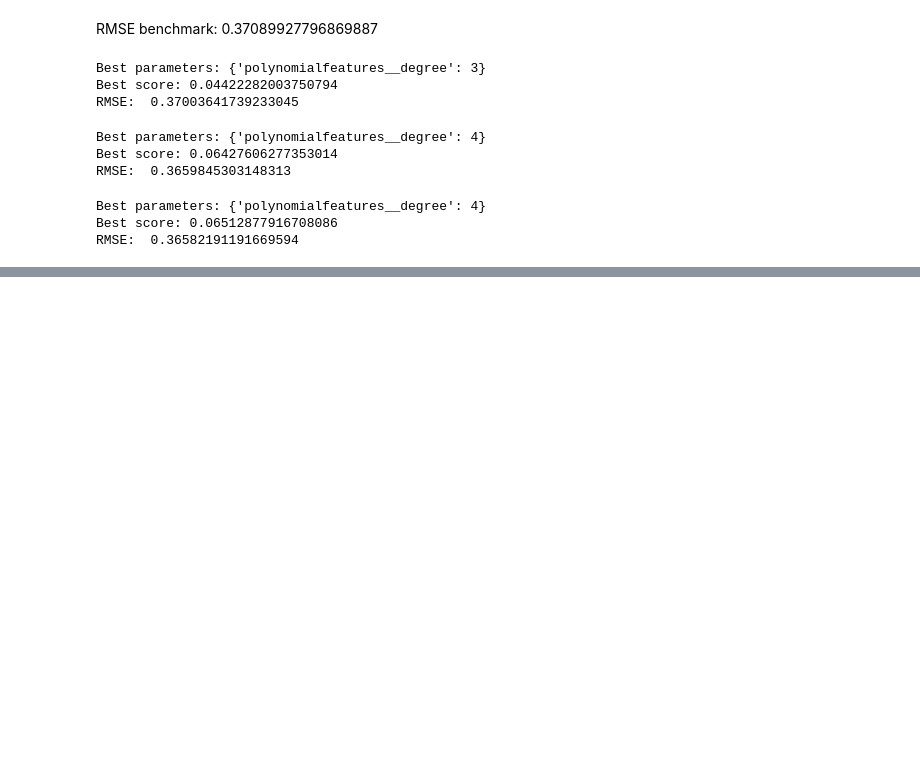
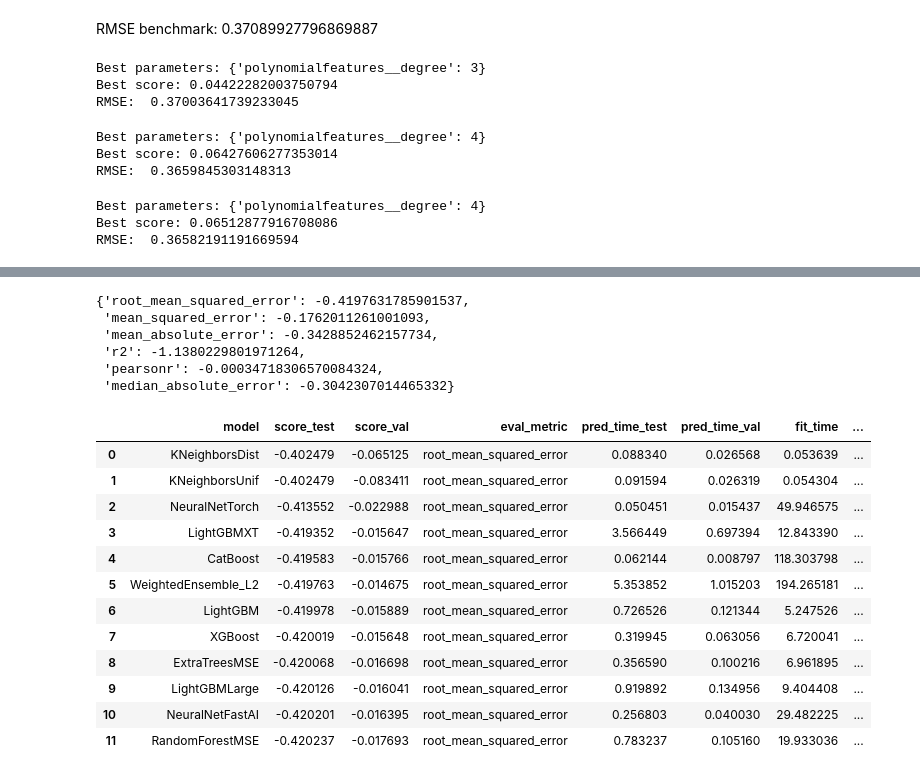
Before and after one commit to ArthurMbraga/machine-learning-project-CSC7201, a Jupyter notebook: project.ipynb, the cells around one changed output, grey strips where cells are left out. Saved outputs shown, nothing was run; the diff lists cells and outputs as text; code cells hidden in the pictures; blank space fills up the shorter version.

```diff
--- a/project.ipynb
+++ b/project.ipynb
@@ -789,0 +1000,15 @@ RMSE:  0.36582191191669594
+# %%
+#! pip install autogluon
+
+x_train = pd.read_csv('./Xtrain_hgcGIrA.csv')
+y_train = pd.read_csv('./Ytrain_yL5OjS4.csv')
+x_test = pd.read_csv('./Xtest.csv')
+y_sample = pd.read_csv('./Ysample_iX1anNa.csv')
+
+# Add p0q0
+x_train['p0q0'] = y_train['p0q0']
+x_test['p0q0'] = y_sample['p0q0']
+
+from autogluon.tabular import TabularPredictor
+predictor = TabularPredictor(label='p0q0').fit(train_data=x_train)
+predictions = predictor.predict(x_test)
@@ -789,0 +1077,27 @@ RMSE:  0.36582191191669594
+# %%
+predictor = TabularPredictor.load("/media/arthur/HD/Users/arthu/projetos/machine-learning-for-networks/project/AutogluonModels/ag-20241211_012310")
+
+predictor.evaluate(x_test)
+# %% [output]
+{'root_mean_squared_error': -0.4197631785901537,
+ 'mean_squared_error': -0.1762011261001093,
+ 'mean_absolute_error': -0.3428852462157734,
+ 'r2': -1.1380229801971264,
+ 'pearsonr': -0.00034718306570084324,
+ 'median_absolute_error': -0.3042307014465332}
+# %%
+predictor.leaderboard(x_test)
+# %% [output]
+|  | model | score_test | score_val | eval_metric | pred_time_test | pred_time_val | fit_time | ... |
+| 0 | KNeighborsDist | -0.402479 | -0.065125 | root_mean_squared_error | 0.088340 | 0.026568 | 0.053639 | ... |
+| 1 | KNeighborsUnif | -0.402479 | -0.083411 | root_mean_squared_error | 0.091594 | 0.026319 | 0.054304 | ... |
+| 2 | NeuralNetTorch | -0.413552 | -0.022988 | root_mean_squared_error | 0.050451 | 0.015437 | 49.946575 | ... |
+| 3 | LightGBMXT | -0.419352 | -0.015647 | root_mean_squared_error | 3.566449 | 0.697394 | 12.843390 | ... |
+| 4 | CatBoost | -0.419583 | -0.015766 | root_mean_squared_error | 0.062144 | 0.008797 | 118.303798 | ... |
+| 5 | WeightedEnsemble_L2 | -0.419763 | -0.014675 | root_mean_squared_error | 5.353852 | 1.015203 | 194.265181 | ... |
+| 6 | LightGBM | -0.419978 | -0.015889 | root_mean_squared_error | 0.726526 | 0.121344 | 5.247526 | ... |
+| 7 | XGBoost | -0.420019 | -0.015648 | root_mean_squared_error | 0.319945 | 0.063056 | 6.720041 | ... |
+| 8 | ExtraTreesMSE | -0.420068 | -0.016698 | root_mean_squared_error | 0.356590 | 0.100216 | 6.961895 | ... |
+| 9 | LightGBMLarge | -0.420126 | -0.016041 | root_mean_squared_error | 0.919892 | 0.134956 | 9.404408 | ... |
+| 10 | NeuralNetFastAI | -0.420201 | -0.016395 | root_mean_squared_error | 0.256803 | 0.040030 | 29.482225 | ... |
+| 11 | RandomForestMSE | -0.420237 | -0.017693 | root_mean_squared_error | 0.783237 | 0.105160 | 19.933036 | ... |
```
Also changed, not shown: parts of 19 cells of this notebook, 1 other file.
